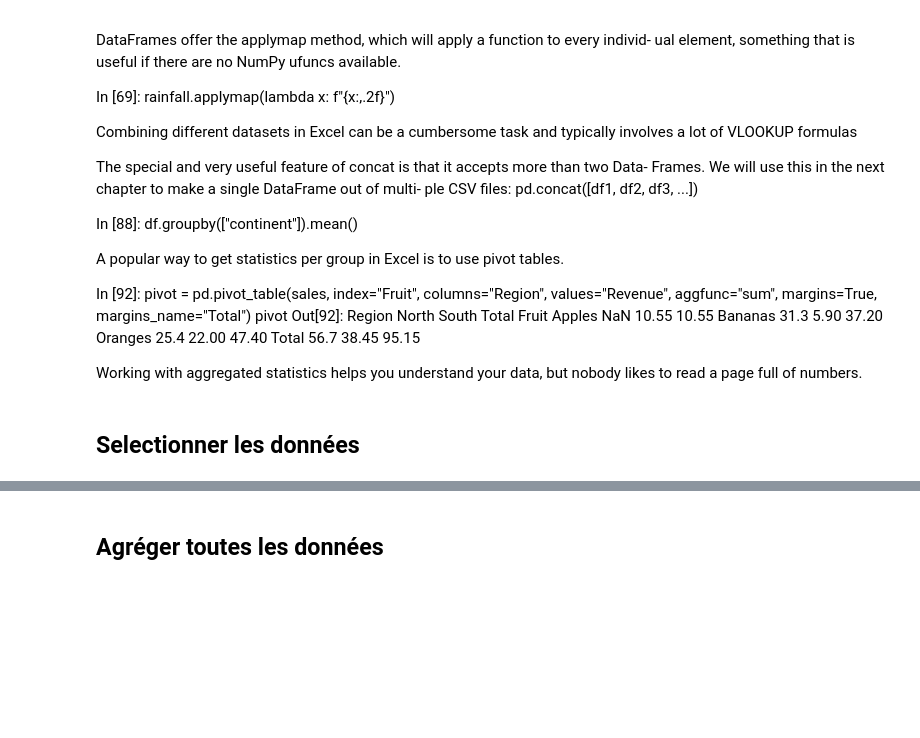
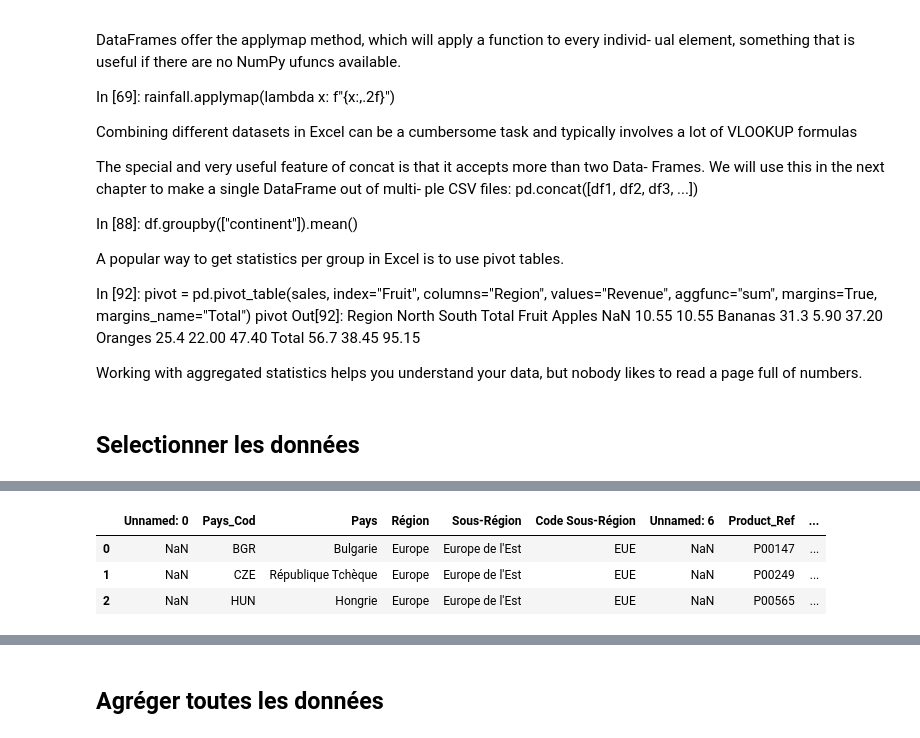
Before and after one commit to heretica/python_for_excel, a Jupyter notebook: s2_bases_pandas.ipynb, the cells around one changed output, grey strips where cells are left out. Drawn from its saved outputs; the diff is of its cells as text; code cells hidden in the pictures; blank space fills up the shorter version.

```diff
--- a/s2_bases_pandas.ipynb
+++ b/s2_bases_pandas.ipynb
@@ -65,0 +86,7 @@ df_reference = pd.read_excel("referentiel.xlsx", header = None)
+# %%
+three_lines.head()
+# %% [output]
+|  | Unnamed: 0 | Pays_Cod | Pays | Région | Sous-Région | Code Sous-Région | Unnamed: 6 | Product_Ref | ... |
+| 0 | NaN | BGR | Bulgarie | Europe | Europe de l'Est | EUE | NaN | P00147 | ... |
+| 1 | NaN | CZE | République Tchèque | Europe | Europe de l'Est | EUE | NaN | P00249 | ... |
+| 2 | NaN | HUN | Hongrie | Europe | Europe de l'Est | EUE | NaN | P00565 | ... |
```
Also changed, not shown: parts of 32 cells of this notebook, 5 other files.
